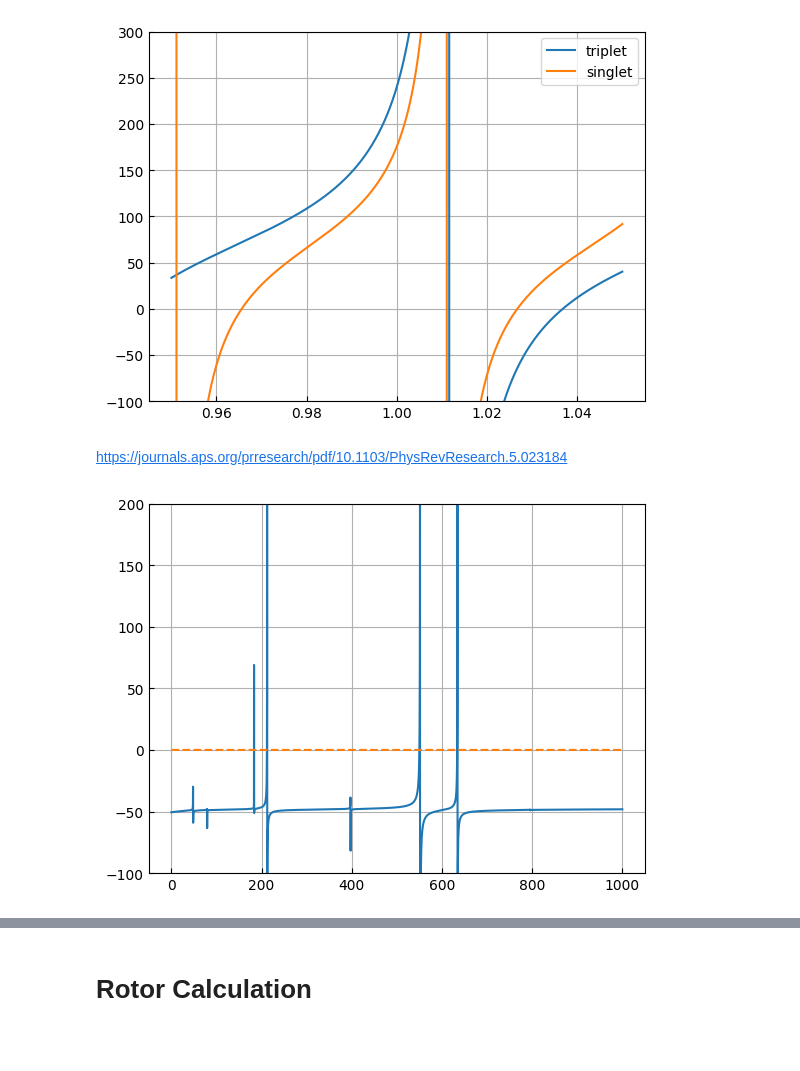
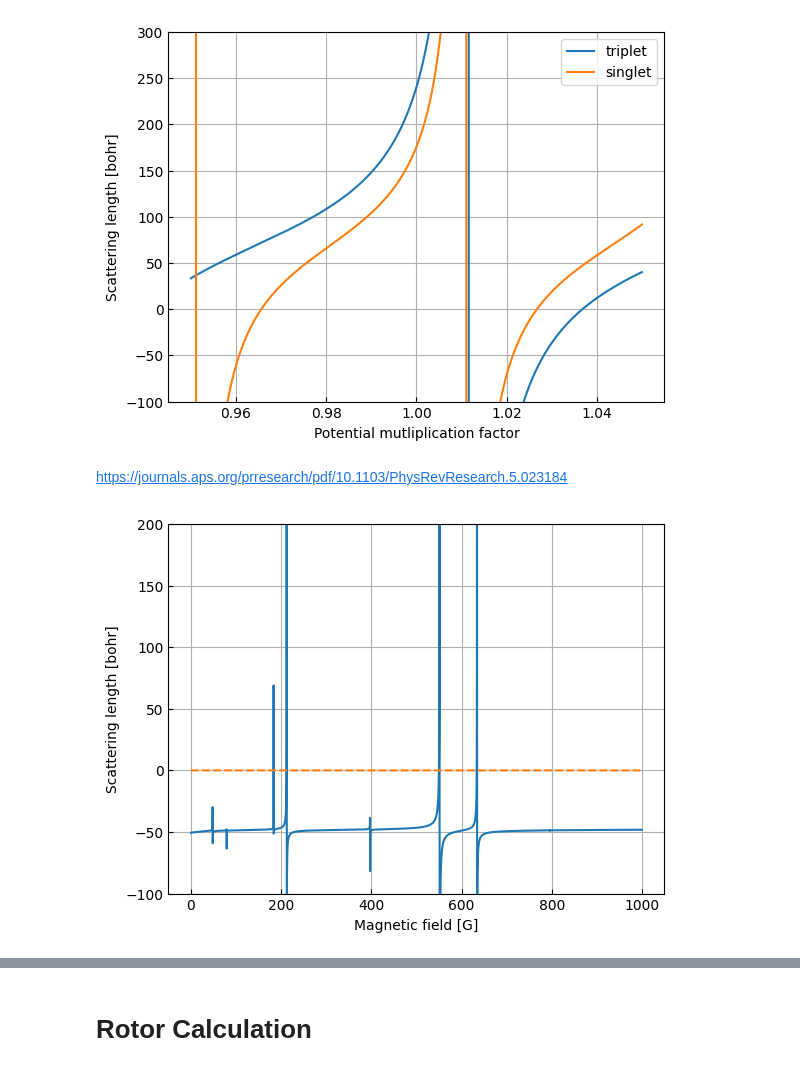
Before and after one commit to Wleter/scattering_problems, a Jupyter notebook: analysis/caf_rb_analysis.ipynb, the cells around one changed output, grey strips where cells are left out. Cells and saved outputs as stored; diff of their text form; code cells hidden in the pictures; blank space fills up the shorter version.

```diff
--- a/analysis/caf_rb_analysis.ipynb
+++ b/analysis/caf_rb_analysis.ipynb
@@ -47,20 +53,24 @@ data = utility.load("CaF_Rb_1chan_scatterings.dat")
 fig, ax = utility.plot()
 ax.plot(data[:, 0], data[:, 1:])
 ax.set_ylim(-100, 300)
-ax.legend(["triplet", "singlet"]);
+ax.legend(["triplet", "singlet"])
+ax.set_xlabel("Potential mutliplication factor")
+ax.set_ylabel("Scattering length [bohr]");
 # %% [output]
-[figure, old version]
+[figure, new version]
 # %% [markdown]
 https://journals.aps.org/prresearch/pdf/10.1103/PhysRevResearch.5.023184
 # %%
 data = utility.load("CaF_Rb_iso_scatterings_0_0.dat")
 
 fig, ax = utility.plot()
 ax.plot(data[:, 0], data[:, 1])
 ax.plot(data[:, 0], data[:, 2], linestyle="--")
-ax.set_ylim(-100, 200);
+ax.set_ylim(-100, 200)
+ax.set_xlabel("Magnetic field [G]")
+ax.set_ylabel("Scattering length [bohr]");
 # %% [output]
-[figure, old version]
+[figure, new version]
 # %%
 data = utility.load("CaF_Rb_iso_scatterings_1_1.dat")
 
```
Also changed, not shown: parts of 18 cells of this notebook, 11 other files.
